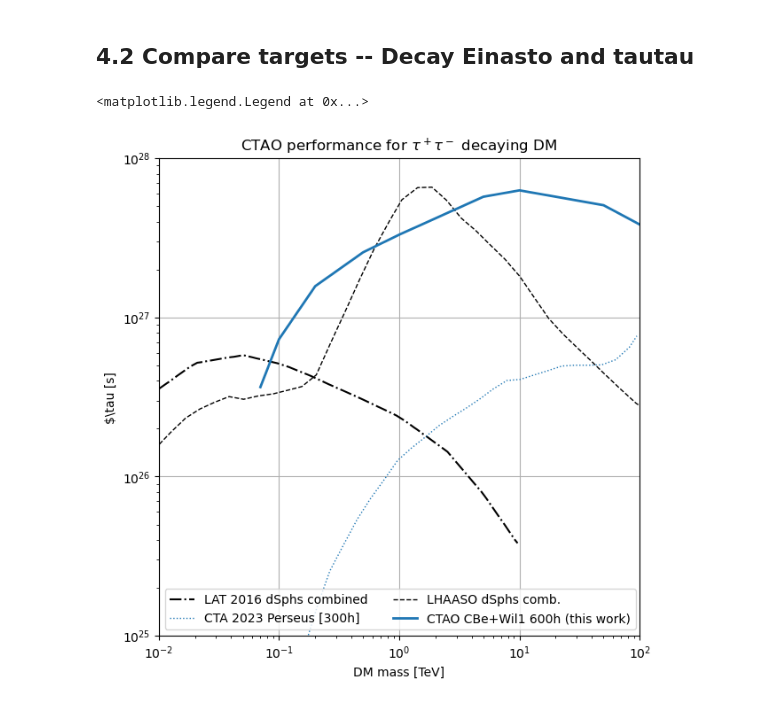
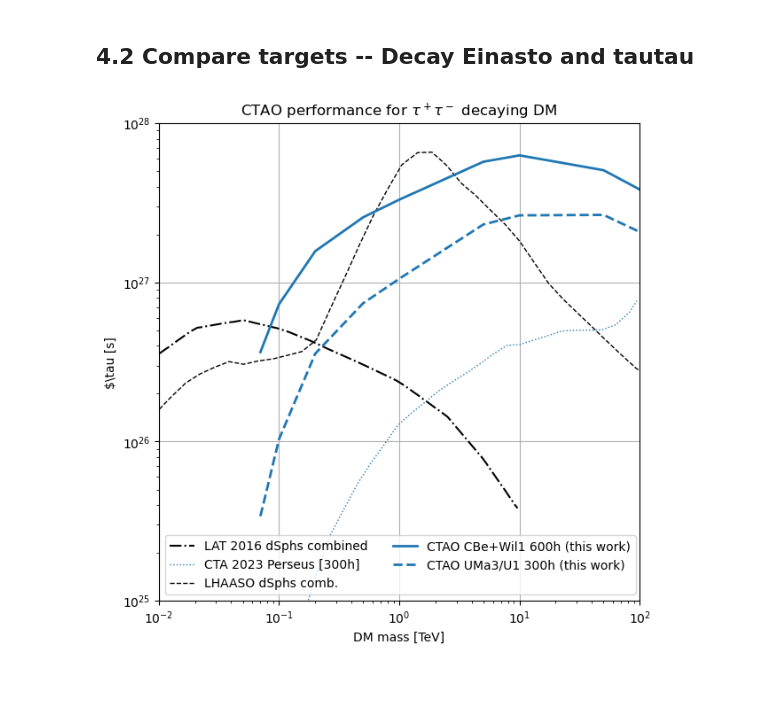
Before and after one commit to micheledoro/gDMbounds, a Jupyter notebook: sandbox/mdoro/makeplot_dsphKSP_compare_target.ipynb, the cells around one changed output. Drawn from its saved outputs; the diff is of its cells as text; code cells hidden in the pictures.

```diff
--- a/sandbox/mdoro/makeplot_dsphKSP_compare_target.ipynb
+++ b/sandbox/mdoro/makeplot_dsphKSP_compare_target.ipynb
@@ -194,7 +196,9 @@ plt.loglog(cta_perseus_einasto_bb['mass'],cta_perseus_einasto_bb['sigmav'], colo
 
 # This work
 plt.loglog(thiswork_stack_einasto_600_bb['mass']*1e-3,thiswork_stack_einasto_600_bb['sigmav'],label="CTAO CBe+Wil1 600h (this work)", color='tab:blue',linewidth=2)
-plt.loglog(thiswork_uma3_einasto_300_bb['mass']*1e-3,thiswork_uma3_einasto_300_bb['sigma_v'],label="CTAO UMa3/U1 300h (this work)", color='tab:blue', linestyle='dashed',linewidth=2)
+
+k = 500*np.sqrt(3)
+plt.loglog(thiswork_uma3_einasto_300_bb['mass']*1e-3,thiswork_uma3_einasto_300_bb['sigma_v']/k,label="CTAO UMa3/U1 300h (this work)", color='tab:blue', linestyle='dashed',linewidth=2)
 
 
 # Steigman reference
@@ -205,5 +209,5 @@ plt.loglog(steigman['mass']*1e-3, steigman['sigmav'],color='tab:purple',label="S
 plt.grid()
 plt.legend(loc="best",ncol=2)
 
-#plt.savefig("compare_cta_target_bb.png")
+plt.savefig("compare_cta_target_bb.png")
 # %% [output]
@@ -290,6 +292,10 @@ fermi_12_gc_dec_tautau   = ascii.read(pathb + "lat/lat_2012_gc_dec_bb.ecsv")
 fermi_16_mdsph_dec_bb   = ascii.read(pathb + "lat/lat_2016_multidsph_dec_bb.ecsv")
 fermi_16_mdsph_dec_tautau   = ascii.read(pathb + "lat/lat_2016_multidsph_dec_tautau.ecsv")
 
+magic_18_perseus_dec_bb  = ascii.read(pathb + "magic/magic_2018_perseuscluster_dec_bb.ecsv")
+magic_18_perseus_dec_tautau  = ascii.read(pathb + "magic/magic_2018_perseuscluster_dec_tautau.ecsv")
+
+cirelli_dec_bb = ascii.read(path+"sandbox/temp/cirelli_dec_bb.csv")
 #cta_gc_einasto_bb          = ascii.read(pathb  + "cta/cta_2021_gc_ann_bb_sens.ecsv")
 #cta_gc_einasto_tautau      = ascii.read(pathb  + "cta/cta_2021_gc_ann_tautau_sens.ecsv")
 #cta_gc_core_bb             = ascii.read(path  + "sandbox/temp/cta_2021_gc_WW_core.ecsv")
@@ -303,5 +309,6 @@ lhaaso_24_mdsph_dec_tautau  = ascii.read(pathb + "lhaaso/lhaaso_2024_multidsph_d
 thiswork_stack_einasto_600_decay_bb = ascii.read(path + "sandbox/temp/dsphksp_combined_Wil1_and_CBe_Einasto_600h_decay_bb.csv")
 thiswork_stack_einasto_600_decay_tautau = ascii.read(path + "sandbox/temp/dsphksp_combined_Wil1_and_CBe_Einasto_600h_decay_tautau.csv")
 
-#thiswork_uma3_einasto_300_bb = ascii.read(path + "sandbox/temp/dsphksp_uma3_Einasto_300h_bb.csv")
+thiswork_uma3_einasto_300_decay_bb = ascii.read(path + "sandbox/temp/dsphksp_Scl_Einasto_100h_dec_bb.csv")
+thiswork_uma3_einasto_300_decay_tautau = ascii.read(path + "sandbox/temp/dsphksp_Scl_Einasto_100h_dec_tautau.csv")
 # %% [markdown]
@@ -348,33 +357,35 @@ plt.figure(figsize=(7,7))
 plt.xlabel("DM mass [TeV]")
 plt.ylabel(r"$\tau [s]")
 plt.xlim(1e-2,1e2)
 plt.ylim(1e25,1e28)
 plt.title(r'CTAO performance for $\tau^+\tau^-$ decaying DM')
 
 
 
 # Other instrument limits
 #plt.loglog(fermi_12_gc_dec_bb['mass']*1e-3,fermi_12_gc_dec_bb['tau'],color='k',linestyle='dashdot',label="LAT 2012 GC Halo")
 plt.loglog(fermi_16_mdsph_dec_tautau['mass']*1e-3,fermi_16_mdsph_dec_tautau['tau'],color='k',linestyle='dashdot',label="LAT 2016 dSphs combined")
 
 plt.loglog(cta_perseus_einasto_decay_tautau['mass'],cta_perseus_einasto_decay_tautau['tau'], color='tab:blue',linestyle='dotted',linewidth=1,
            label="CTA 2023 Perseus [300h]")
 
 plt.loglog(lhaaso_24_mdsph_dec_tautau['mass']*1e-3,lhaaso_24_mdsph_dec_tautau['tau'], color='k',linestyle='dashed',linewidth=1,label="LHAASO dSphs comb.")
 
 
 # This work
 plt.loglog(thiswork_stack_einasto_600_decay_tautau['mass']*1e-3,thiswork_stack_einasto_600_decay_tautau['tau'],label="CTAO CBe+Wil1 600h (this work)", color='tab:blue',linewidth=2)
-#plt.loglog(thiswork_uma3_einasto_300_bb['mass']*1e-3,thiswork_uma3_einasto_300_bb['tau'],label="CTAO UMa3/U1 300h (this work)", color='tab:blue', linestyle='dashed',linewidth=2)
+
+plt.loglog(thiswork_uma3_einasto_300_decay_tautau['mass']*1e-3,thiswork_uma3_einasto_300_decay_tautau['tau']*k,label="CTAO UMa3/U1 300h (this work)", color='tab:blue', linestyle='dashed',linewidth=2)
 
 
 # Steigman reference
 #plt.loglog(steigman['mass']*1e-3,steigman['sigmav'],color='tab:purple',label="Steigman 2012")
 #plt.loglog(steigman['mass']*1e-3, steigman['sigmav'],color='tab:purple',label="Steigman 2012")
 
 
 plt.grid()
 plt.legend(loc="best",ncol=2)
+
+plt.savefig("compare_cta_target_decay_tautau.png")
 # %% [output]
-<matplotlib.legend.Legend at 0x...>
-[figure, old version]
+[figure, new version]
```
Also changed, not shown: parts of 5 cells of this notebook.
